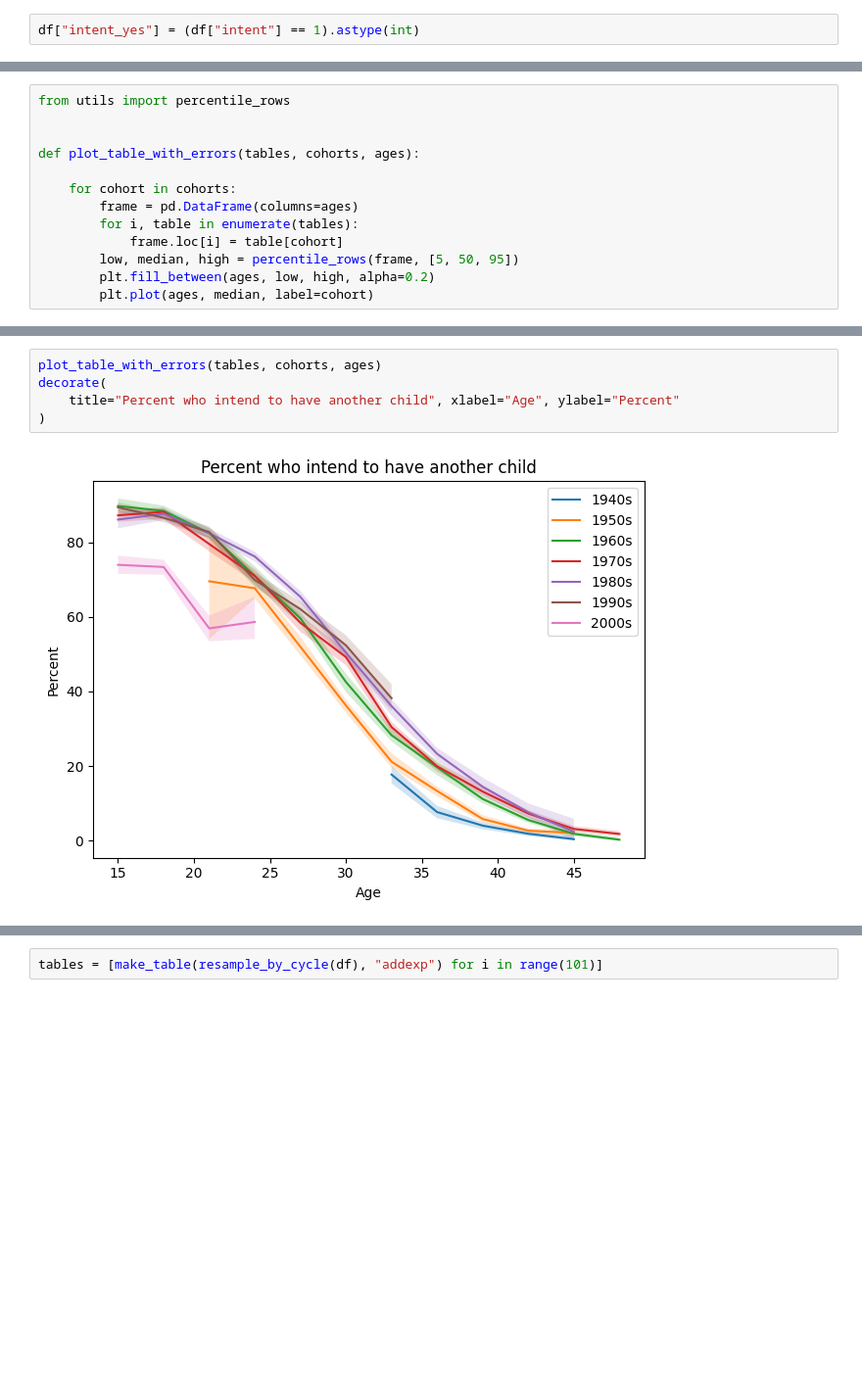
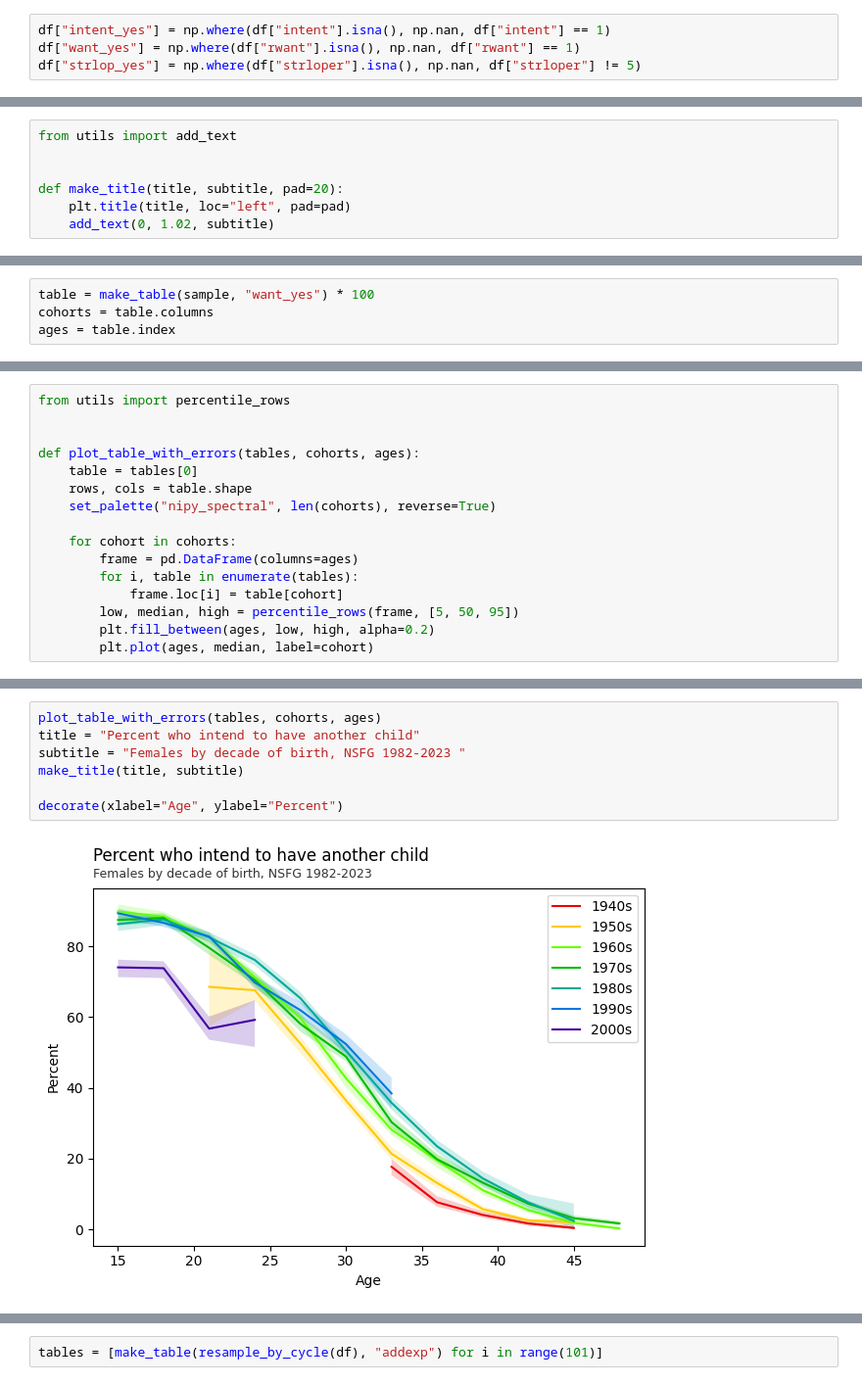
Before and after one commit to AllenDowney/MarriageNSFG, a Jupyter notebook: intent.ipynb, the cells around one changed output, grey strips where cells are left out. Shown at 98% size. Drawn from its saved outputs; the diff is of its cells as text; blank space fills up the shorter version.

```diff
--- a/intent.ipynb
+++ b/intent.ipynb
@@ -191,7 +186,9 @@ intent
 Name: count, dtype: int64
 [interactive output not drawn]
 # %%
-df["intent_yes"] = (df["intent"] == 1).astype(int)
+df["intent_yes"] = np.where(df["intent"].isna(), np.nan, df["intent"] == 1)
+df["want_yes"] = np.where(df["rwant"].isna(), np.nan, df["rwant"] == 1)
+df["strlop_yes"] = np.where(df["strloper"].isna(), np.nan, df["strloper"] != 5)
 # %% [output]
 [interactive output not drawn]
 # %%
@@ -226,3 +218,10 @@ def plot_table(table):
     table.plot(ax=plt.gca())
 # %% [output]
 [interactive output not drawn]
+# %%
+from utils import add_text
+
+
+def make_title(title, subtitle, pad=20):
+    plt.title(title, loc="left", pad=pad)
+    add_text(0, 1.02, subtitle)
@@ -228,0 +230,4 @@ def plot_table(table):
+# %%
+table = make_table(sample, "want_yes") * 100
+cohorts = table.columns
+ages = table.index
@@ -239,6 +247,9 @@ from utils import percentile_rows
 
 
 def plot_table_with_errors(tables, cohorts, ages):
+    table = tables[0]
+    rows, cols = table.shape
+    set_palette("nipy_spectral", len(cohorts), reverse=True)
 
     for cohort in cohorts:
         frame = pd.DataFrame(columns=ages)
@@ -255,9 +266,11 @@ tables = [make_table(resample_by_cycle(df), "intent_yes") * 100 for i in range(1
 [interactive output not drawn]
 # %%
 plot_table_with_errors(tables, cohorts, ages)
-decorate(
-    title="Percent who intend to have another child", xlabel="Age", ylabel="Percent"
-)
+title = "Percent who intend to have another child"
+subtitle = "Females by decade of birth, NSFG 1982-2023 "
+make_title(title, subtitle)
+
+decorate(xlabel="Age", ylabel="Percent")
 # %% [output]
-[figure, old version]
+[figure, new version]
 [interactive output not drawn]
```
Also changed, not shown: parts of 66 cells of this notebook, 2 other files.
